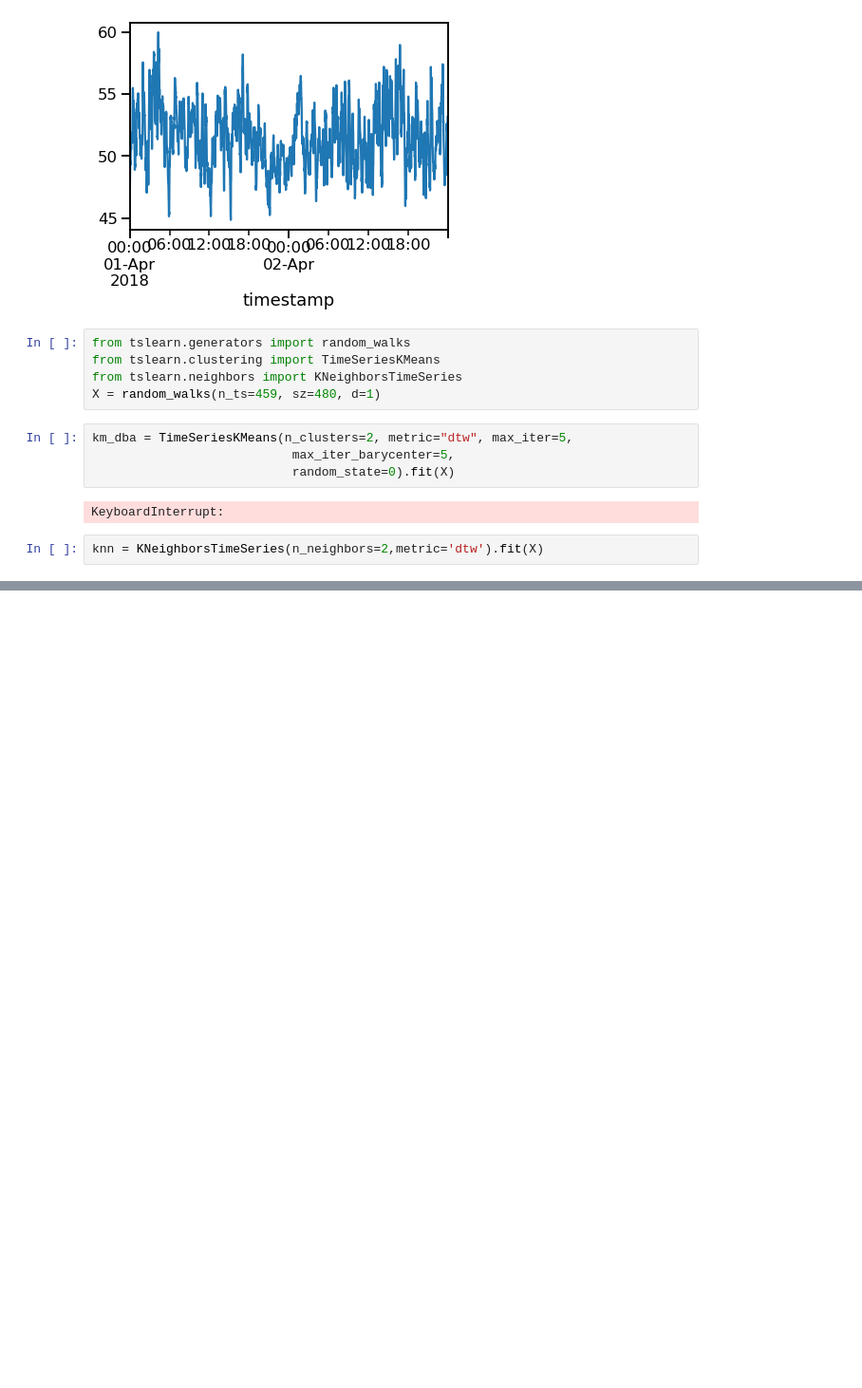
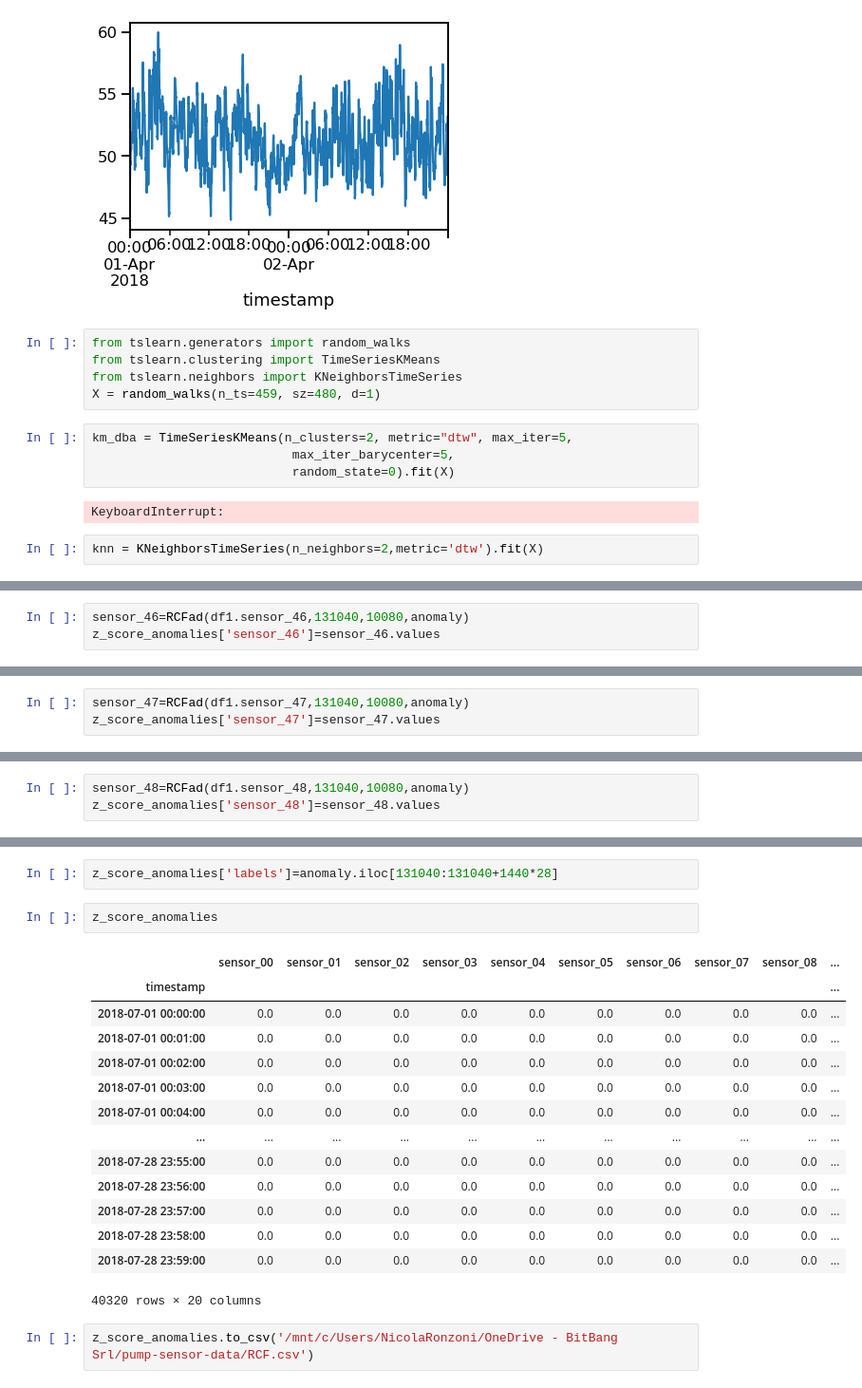
Before and after one commit to NicolaRonzoni/System-for-anomaly-detection, a Jupyter notebook: Time series.ipynb, the cells around one changed output, grey strips where cells are left out. Shown at 95% size. Saved outputs shown, nothing was run; the diff lists cells and outputs as text; blank space fills up the shorter version.

```diff
--- a/Time series.ipynb
+++ b/Time series.ipynb
@@ -746,0 +952,3 @@ knn = KNeighborsTimeSeries(n_neighbors=2,metric='dtw').fit(X)
+# %%
+sensor_46=RCFad(df1.sensor_46,131040,10080,anomaly)
+z_score_anomalies['sensor_46']=sensor_46.values
@@ -746,0 +964,3 @@ knn = KNeighborsTimeSeries(n_neighbors=2,metric='dtw').fit(X)
+# %%
+sensor_47=RCFad(df1.sensor_47,131040,10080,anomaly)
+z_score_anomalies['sensor_47']=sensor_47.values
@@ -746,0 +976,3 @@ knn = KNeighborsTimeSeries(n_neighbors=2,metric='dtw').fit(X)
+# %%
+sensor_48=RCFad(df1.sensor_48,131040,10080,anomaly)
+z_score_anomalies['sensor_48']=sensor_48.values
@@ -746,0 +988,21 @@ knn = KNeighborsTimeSeries(n_neighbors=2,metric='dtw').fit(X)
+# %%
+z_score_anomalies['labels']=anomaly.iloc[131040:131040+1440*28]
+# %%
+z_score_anomalies
+# %% [output]
+|  | sensor_00 | sensor_01 | sensor_02 | sensor_03 | sensor_04 | sensor_05 | sensor_06 | sensor_07 | sensor_08 | ... |
+| timestamp |  |  |  |  |  |  |  |  |  | ... |
+| 2018-07-01 00:00:00 | 0.0 | 0.0 | 0.0 | 0.0 | 0.0 | 0.0 | 0.0 | 0.0 | 0.0 | ... |
+| 2018-07-01 00:01:00 | 0.0 | 0.0 | 0.0 | 0.0 | 0.0 | 0.0 | 0.0 | 0.0 | 0.0 | ... |
+| 2018-07-01 00:02:00 | 0.0 | 0.0 | 0.0 | 0.0 | 0.0 | 0.0 | 0.0 | 0.0 | 0.0 | ... |
+| 2018-07-01 00:03:00 | 0.0 | 0.0 | 0.0 | 0.0 | 0.0 | 0.0 | 0.0 | 0.0 | 0.0 | ... |
+| 2018-07-01 00:04:00 | 0.0 | 0.0 | 0.0 | 0.0 | 0.0 | 0.0 | 0.0 | 0.0 | 0.0 | ... |
+| ... | ... | ... | ... | ... | ... | ... | ... | ... | ... | ... |
+| 2018-07-28 23:55:00 | 0.0 | 0.0 | 0.0 | 0.0 | 0.0 | 0.0 | 0.0 | 0.0 | 0.0 | ... |
+| 2018-07-28 23:56:00 | 0.0 | 0.0 | 0.0 | 0.0 | 0.0 | 0.0 | 0.0 | 0.0 | 0.0 | ... |
+| 2018-07-28 23:57:00 | 0.0 | 0.0 | 0.0 | 0.0 | 0.0 | 0.0 | 0.0 | 0.0 | 0.0 | ... |
+| 2018-07-28 23:58:00 | 0.0 | 0.0 | 0.0 | 0.0 | 0.0 | 0.0 | 0.0 | 0.0 | 0.0 | ... |
+| 2018-07-28 23:59:00 | 0.0 | 0.0 | 0.0 | 0.0 | 0.0 | 0.0 | 0.0 | 0.0 | 0.0 | ... |
+40320 rows × 20 columns
+# %%
+z_score_anomalies.to_csv('/mnt/c/Users/NicolaRonzoni/OneDrive - BitBang Srl/pump-sensor-data/RCF.csv')
```
Also changed, not shown: parts of 28 cells of this notebook.
